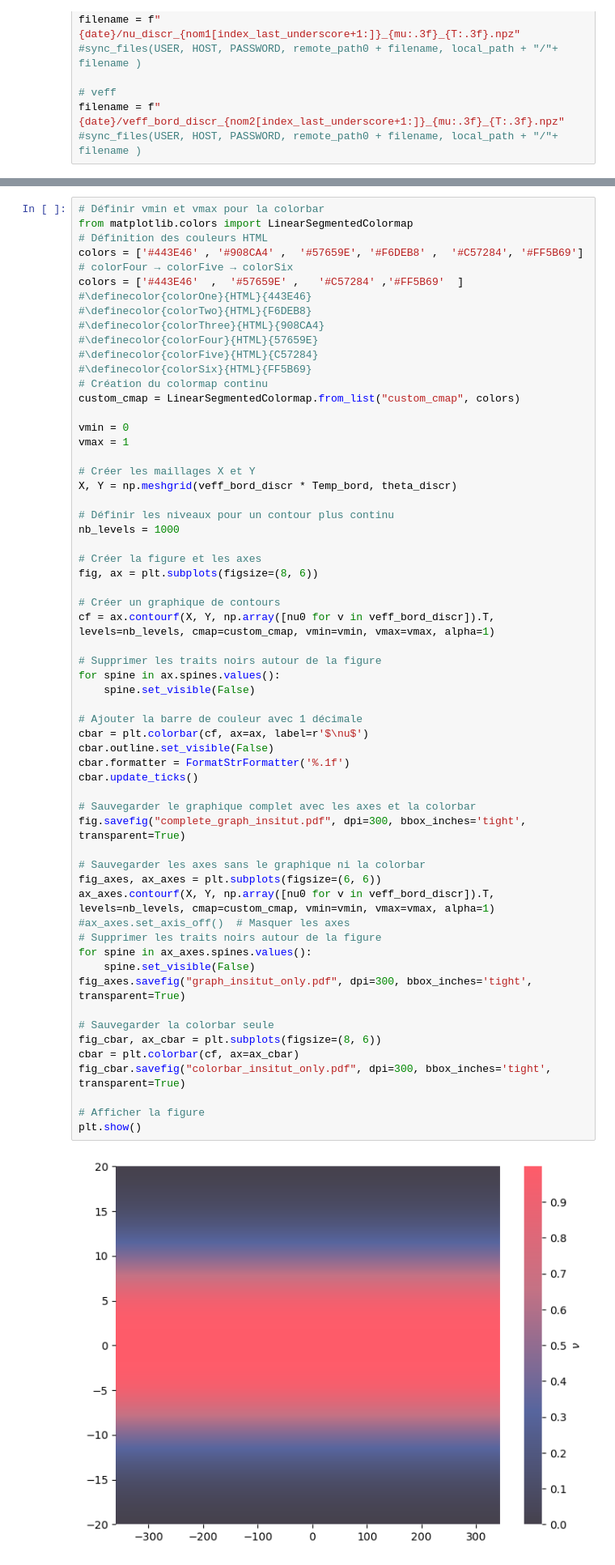
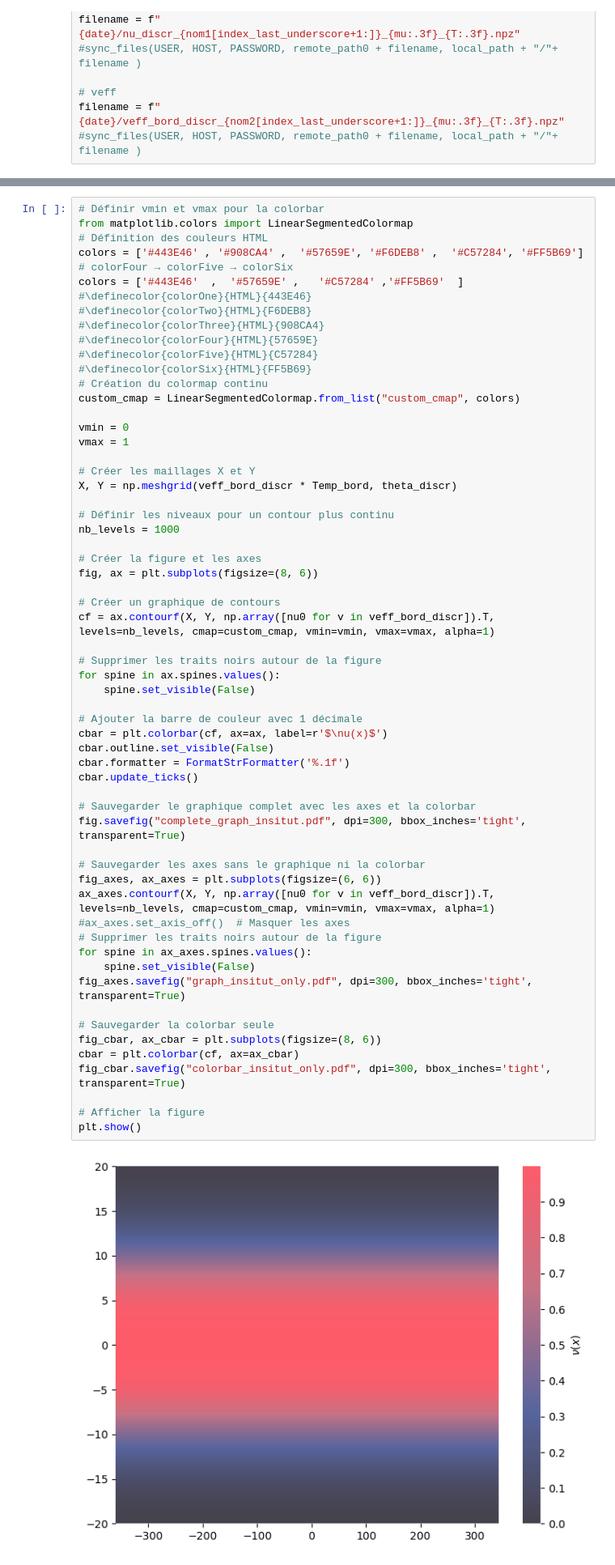
Before and after one commit to THEMEZE/quantum-mechanics-thesis, a Jupyter notebook: These_Memoire/BiPart/Figures/data/Untitled.ipynb, the cells around one changed output, grey strips where cells are left out. Shown at 81% size. Saved outputs shown, nothing was run; the diff lists cells and outputs as text.

```diff
--- a/These_Memoire/BiPart/Figures/data/Untitled.ipynb
+++ b/These_Memoire/BiPart/Figures/data/Untitled.ipynb
@@ -254,35 +254,35 @@ cf = ax.contourf(X, Y, np.array([nu0 for v in veff_bord_discr]).T, levels=nb_lev
 
 # Supprimer les traits noirs autour de la figure
 for spine in ax.spines.values():
     spine.set_visible(False)
 
 # Ajouter la barre de couleur avec 1 décimale
-cbar = plt.colorbar(cf, ax=ax, label=r'$\nu$')
+cbar = plt.colorbar(cf, ax=ax, label=r'$\nu(x)$')
 cbar.outline.set_visible(False)
 cbar.formatter = FormatStrFormatter('%.1f')
 cbar.update_ticks()
 
 # Sauvegarder le graphique complet avec les axes et la colorbar
 fig.savefig("complete_graph_insitut.pdf", dpi=300, bbox_inches='tight', transparent=True)
 
 # Sauvegarder les axes sans le graphique ni la colorbar
 fig_axes, ax_axes = plt.subplots(figsize=(6, 6))
 ax_axes.contourf(X, Y, np.array([nu0 for v in veff_bord_discr]).T, levels=nb_levels, cmap=custom_cmap, vmin=vmin, vmax=vmax, alpha=1)
 #ax_axes.set_axis_off()  # Masquer les axes
 # Supprimer les traits noirs autour de la figure
 for spine in ax_axes.spines.values():
     spine.set_visible(False)
 fig_axes.savefig("graph_insitut_only.pdf", dpi=300, bbox_inches='tight', transparent=True)
 
 # Sauvegarder la colorbar seule
 fig_cbar, ax_cbar = plt.subplots(figsize=(8, 6))
 cbar = plt.colorbar(cf, ax=ax_cbar)
 fig_cbar.savefig("colorbar_insitut_only.pdf", dpi=300, bbox_inches='tight', transparent=True)
 
 # Afficher la figure
 plt.show()
 # %% [output]
-[figure, old version]
+[figure, new version]
 [figure]
 [figure]
 # %%
```
Also changed, not shown: parts of 1 cell of this notebook, 9 other files.
